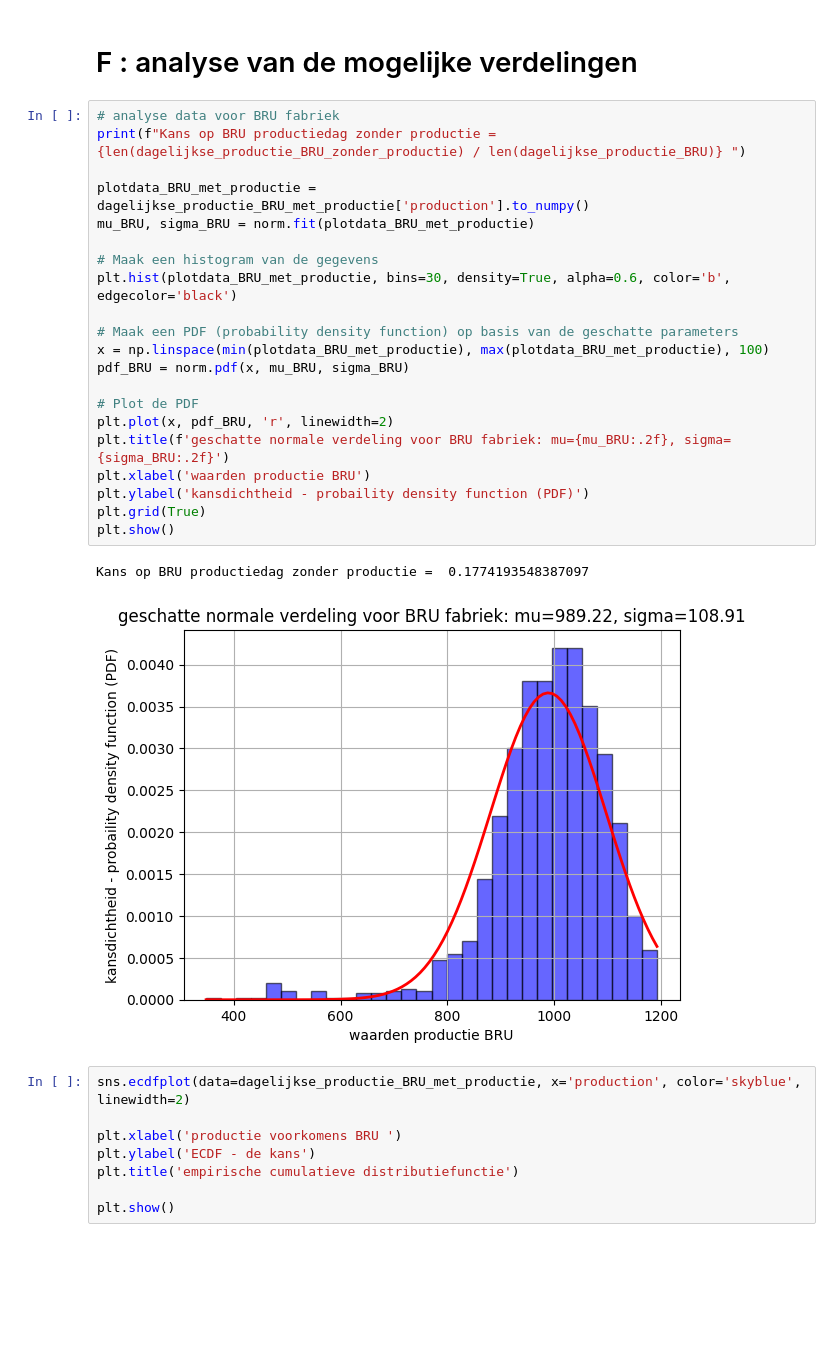
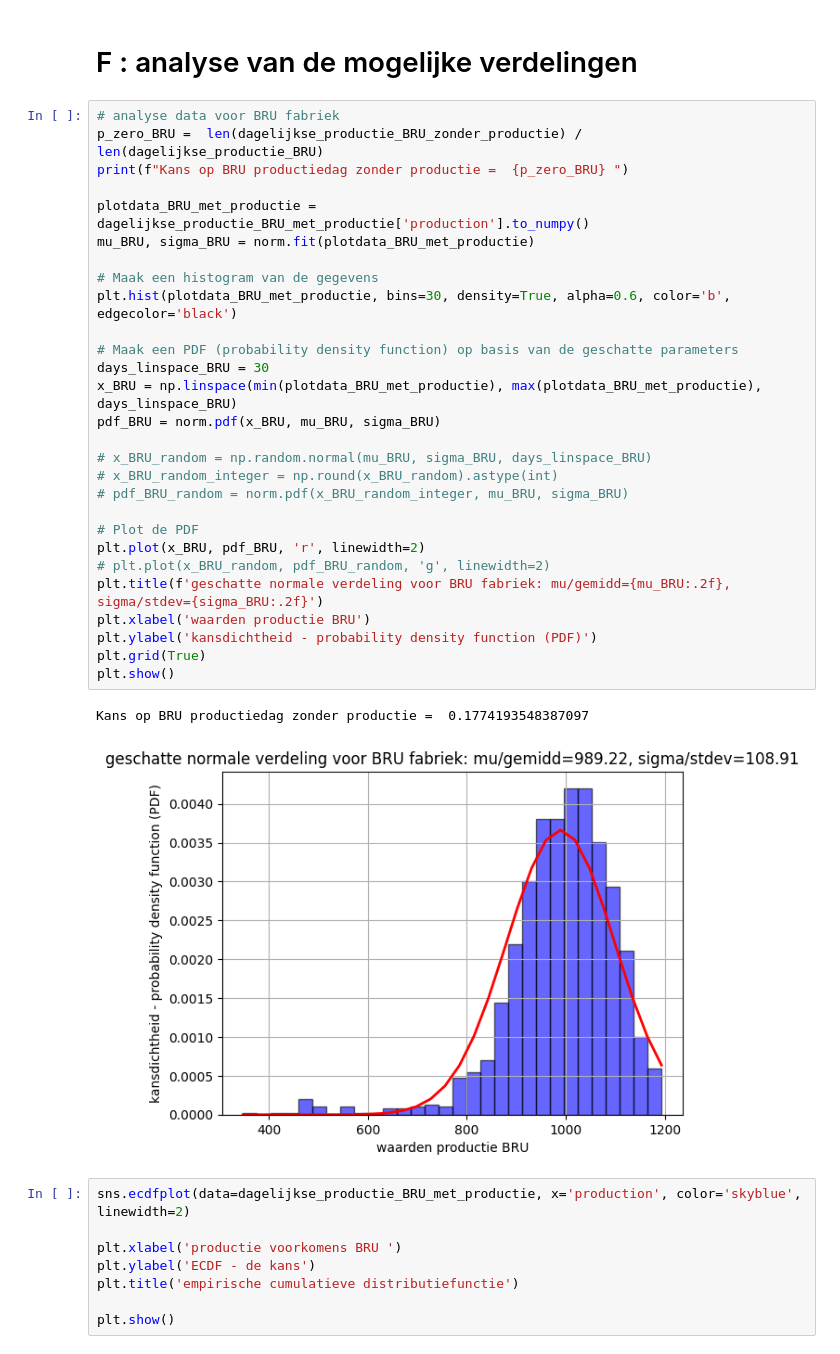
Before and after one commit to timsideanotmine/production, a Jupyter notebook: notebooks/productiemodel.ipynb, the cells around one changed output. Cells and saved outputs as stored; diff of their text form; blank space fills up the shorter version.

```diff
--- a/notebooks/productiemodel.ipynb
+++ b/notebooks/productiemodel.ipynb
@@ -295,28 +295,35 @@ Name: production, dtype: int64
 # F : analyse van de mogelijke verdelingen
 # %%
 # analyse data voor BRU fabriek
-print(f"Kans op BRU productiedag zonder productie =  {len(dagelijkse_productie_BRU_zonder_productie) / len(dagelijkse_productie_BRU)} ")
+p_zero_BRU =  len(dagelijkse_productie_BRU_zonder_productie) / len(dagelijkse_productie_BRU)
+print(f"Kans op BRU productiedag zonder productie =  {p_zero_BRU} ")
 
 plotdata_BRU_met_productie = dagelijkse_productie_BRU_met_productie['production'].to_numpy()
 mu_BRU, sigma_BRU = norm.fit(plotdata_BRU_met_productie)
 
 # Maak een histogram van de gegevens
 plt.hist(plotdata_BRU_met_productie, bins=30, density=True, alpha=0.6, color='b', edgecolor='black')
 
 # Maak een PDF (probability density function) op basis van de geschatte parameters
-x = np.linspace(min(plotdata_BRU_met_productie), max(plotdata_BRU_met_productie), 100)
-pdf_BRU = norm.pdf(x, mu_BRU, sigma_BRU)
+days_linspace_BRU = 30
+x_BRU = np.linspace(min(plotdata_BRU_met_productie), max(plotdata_BRU_met_productie), days_linspace_BRU)
+pdf_BRU = norm.pdf(x_BRU, mu_BRU, sigma_BRU)
+
+# x_BRU_random = np.random.normal(mu_BRU, sigma_BRU, days_linspace_BRU)
+# x_BRU_random_integer = np.round(x_BRU_random).astype(int)
+# pdf_BRU_random = norm.pdf(x_BRU_random_integer, mu_BRU, sigma_BRU)
 
 # Plot de PDF
-plt.plot(x, pdf_BRU, 'r', linewidth=2)
-plt.title(f'geschatte normale verdeling voor BRU fabriek: mu={mu_BRU:.2f}, sigma={sigma_BRU:.2f}')
+plt.plot(x_BRU, pdf_BRU, 'r', linewidth=2)
+# plt.plot(x_BRU_random, pdf_BRU_random, 'g', linewidth=2)
+plt.title(f'geschatte normale verdeling voor BRU fabriek: mu/gemidd={mu_BRU:.2f}, sigma/stdev={sigma_BRU:.2f}')
 plt.xlabel('waarden productie BRU')
-plt.ylabel('kansdichtheid - probaility density function (PDF)')
+plt.ylabel('kansdichtheid - probability density function (PDF)')
 plt.grid(True)
 plt.show()
 # %% [output]
 Kans op BRU productiedag zonder productie =  0.1774193548387097
-[figure, old version]
+[figure, new version]
 # %%
 sns.ecdfplot(data=dagelijkse_productie_BRU_met_productie, x='production', color='skyblue', linewidth=2)
 
```
Also changed, not shown: parts of 12 cells of this notebook, 1 other file.
